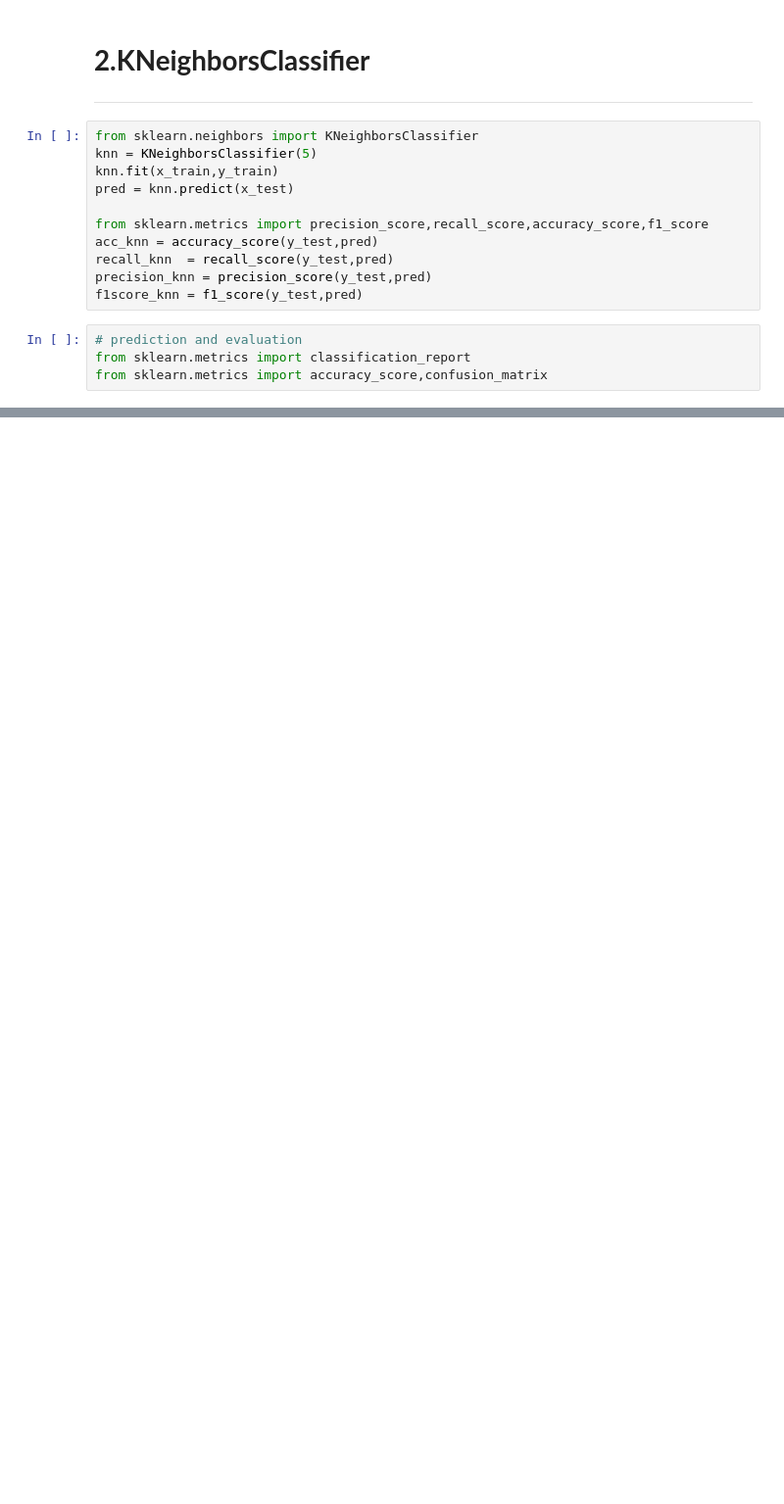
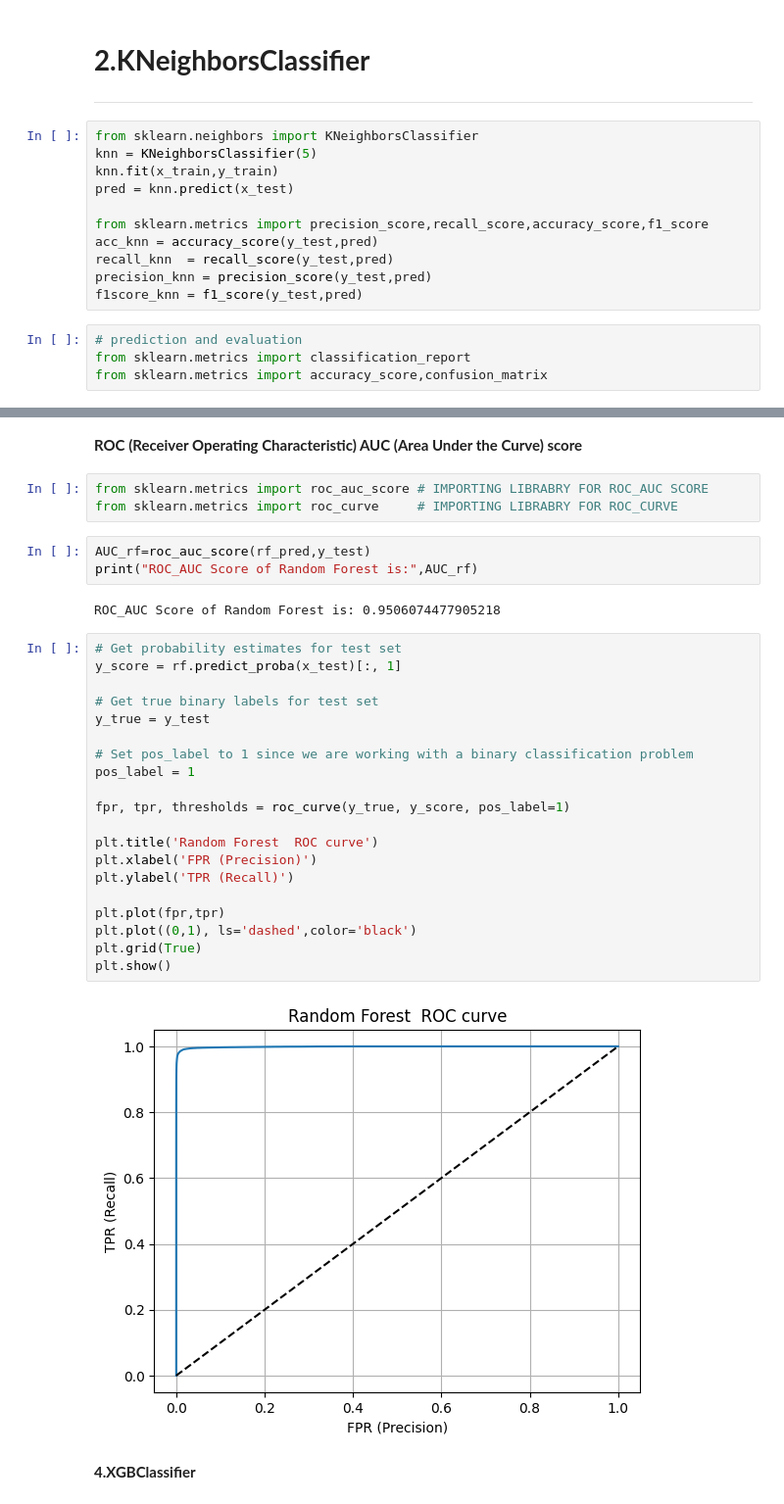
Before and after one commit to tousif99/Copy_of_HEALTH_INSURANCE_CROSS_SELL_PREDICTION, a Jupyter notebook: Copy_of_HEALTH_INSURANCE_CROSS_SELL_PREDICTION.ipynb, the cells around one changed output, grey strips where cells are left out. Shown at 98% size. Cells and saved outputs as stored; diff of their text form; blank space fills up the shorter version.

```diff
--- a/Copy_of_HEALTH_INSURANCE_CROSS_SELL_PREDICTION.ipynb
+++ b/Copy_of_HEALTH_INSURANCE_CROSS_SELL_PREDICTION.ipynb
@@ -744,0 +856,34 @@ print(confusion_matrix(y_test,pred))
+# %% [markdown]
+**ROC (Receiver Operating Characteristic) AUC (Area Under the Curve) score**
+# %%
+from sklearn.metrics import roc_auc_score # IMPORTING LIBRABRY FOR ROC_AUC SCORE
+from sklearn.metrics import roc_curve     # IMPORTING LIBRABRY FOR ROC_CURVE
+# %%
+AUC_rf=roc_auc_score(rf_pred,y_test)
+print("ROC_AUC Score of Random Forest is:",AUC_rf)
+# %% [output]
+ROC_AUC Score of Random Forest is: 0.9506074477905218
+# %%
+# Get probability estimates for test set
+y_score = rf.predict_proba(x_test)[:, 1]
+
+# Get true binary labels for test set
+y_true = y_test
+
+# Set pos_label to 1 since we are working with a binary classification problem
+pos_label = 1
+
+fpr, tpr, thresholds = roc_curve(y_true, y_score, pos_label=1)
+
+plt.title('Random Forest  ROC curve')
+plt.xlabel('FPR (Precision)')
+plt.ylabel('TPR (Recall)')
+
+plt.plot(fpr,tpr)
+plt.plot((0,1), ls='dashed',color='black')
+plt.grid(True)
+plt.show()
+# %% [output]
+[figure, added]
+# %% [markdown]
+**4.XGBClassifier**
```
Also changed, not shown: parts of 46 cells of this notebook.
